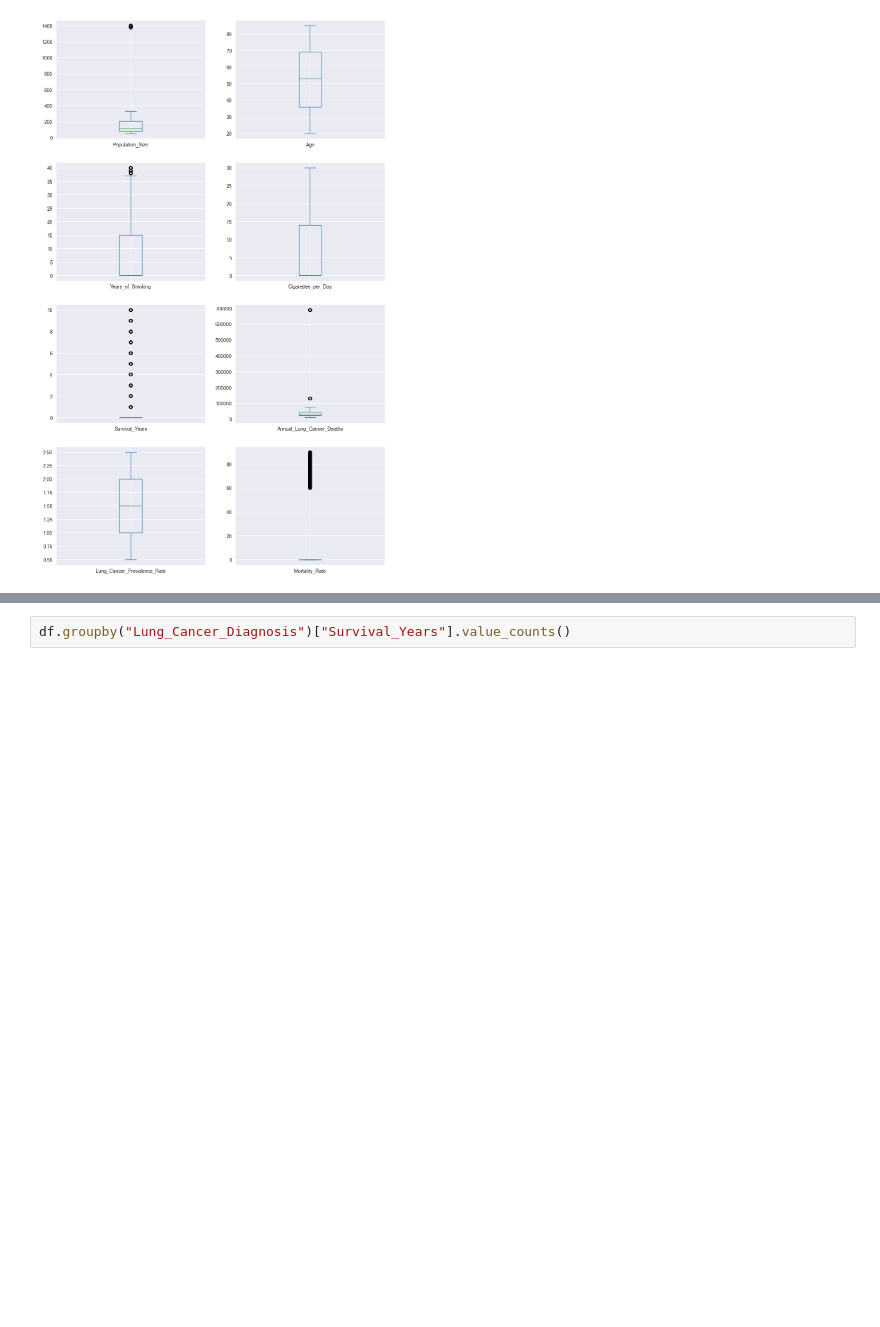
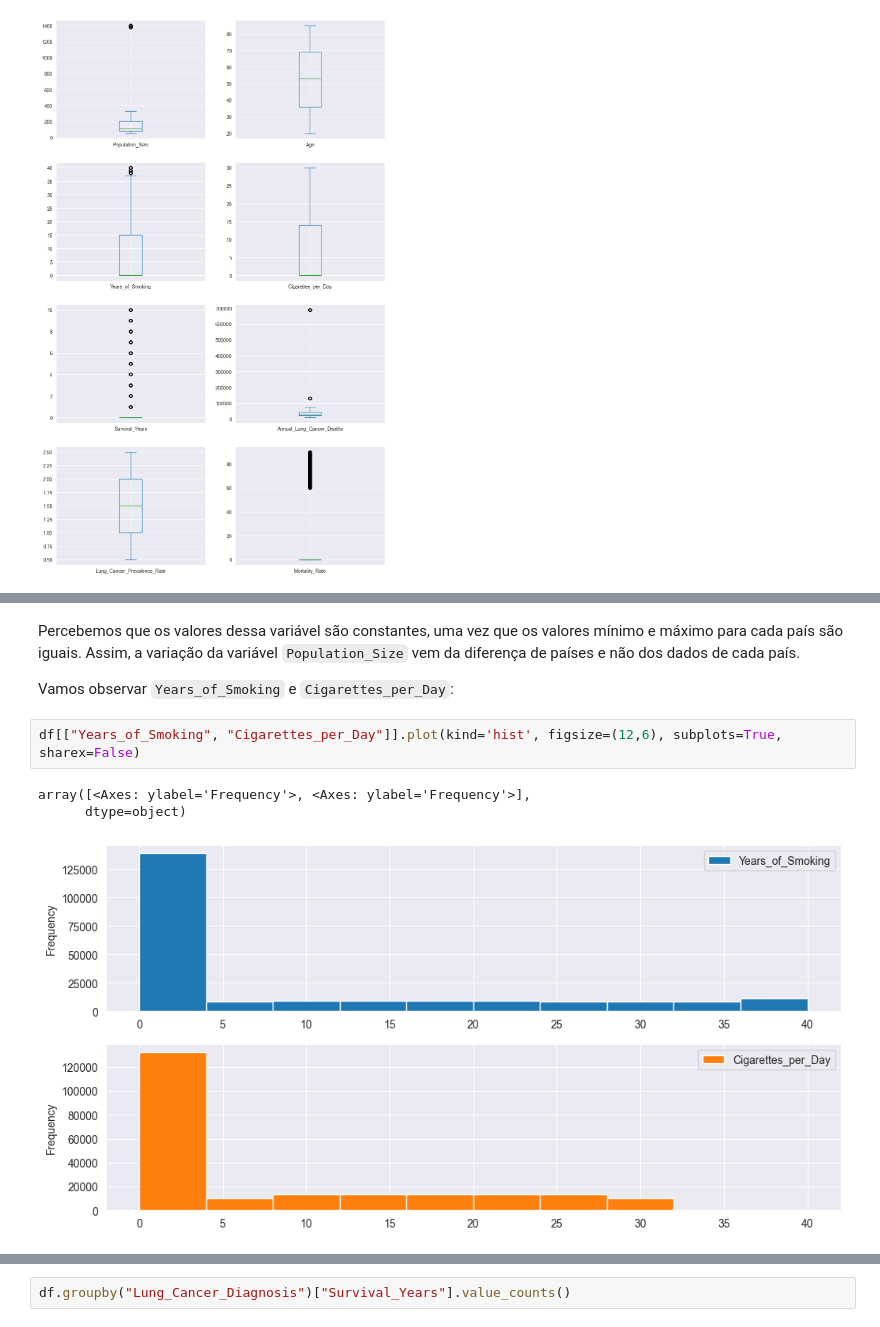
Before and after one commit to ademspr/fiap-ai-tech-challenge-01, a Jupyter notebook: notebooks/tech-challenger-01-analisys.ipynb, the cells around one changed output, grey strips where cells are left out. Drawn from its saved outputs; the diff is of its cells as text; blank space fills up the shorter version.

```diff
--- a/notebooks/tech-challenger-01-analisys.ipynb
+++ b/notebooks/tech-challenger-01-analisys.ipynb
@@ -183,0 +190,10 @@ Vamos entender melhor o conteúdo de `Survival_Years`:
+# %% [markdown]
+Percebemos que os valores dessa variável são constantes, uma vez que os valores mínimo e máximo para cada país são iguais. Assim, a variação da variável `Population_Size` vem da diferença de países e não dos dados de cada país.
+
+Vamos observar `Years_of_Smoking` e `Cigarettes_per_Day`:
+# %%
+df[["Years_of_Smoking", "Cigarettes_per_Day"]].plot(kind='hist', figsize=(12,6), subplots=True, sharex=False)
+# %% [output]
+array([<Axes: ylabel='Frequency'>, <Axes: ylabel='Frequency'>],
+      dtype=object)
+[figure, added]
```
Also changed, not shown: parts of 23 cells of this notebook.
